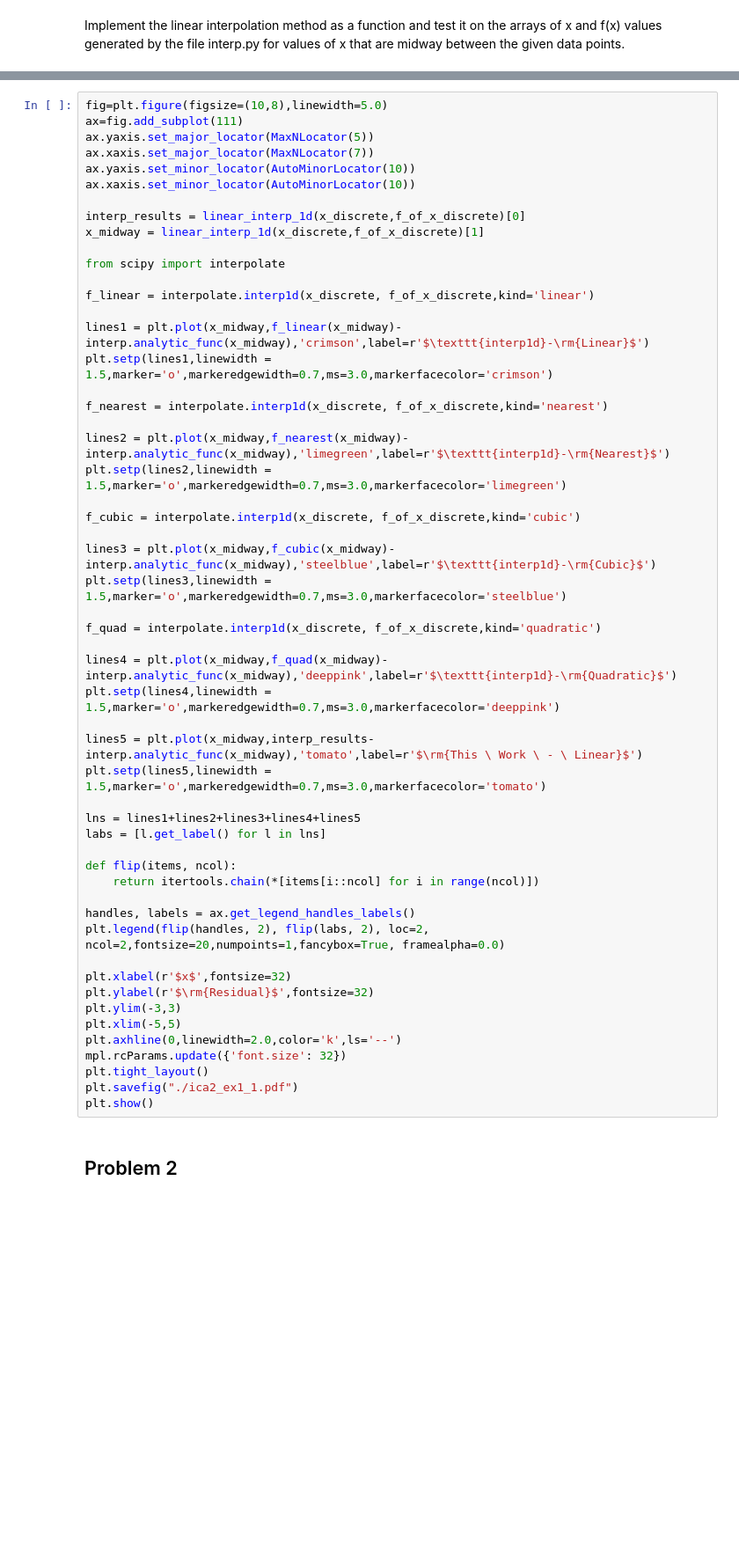
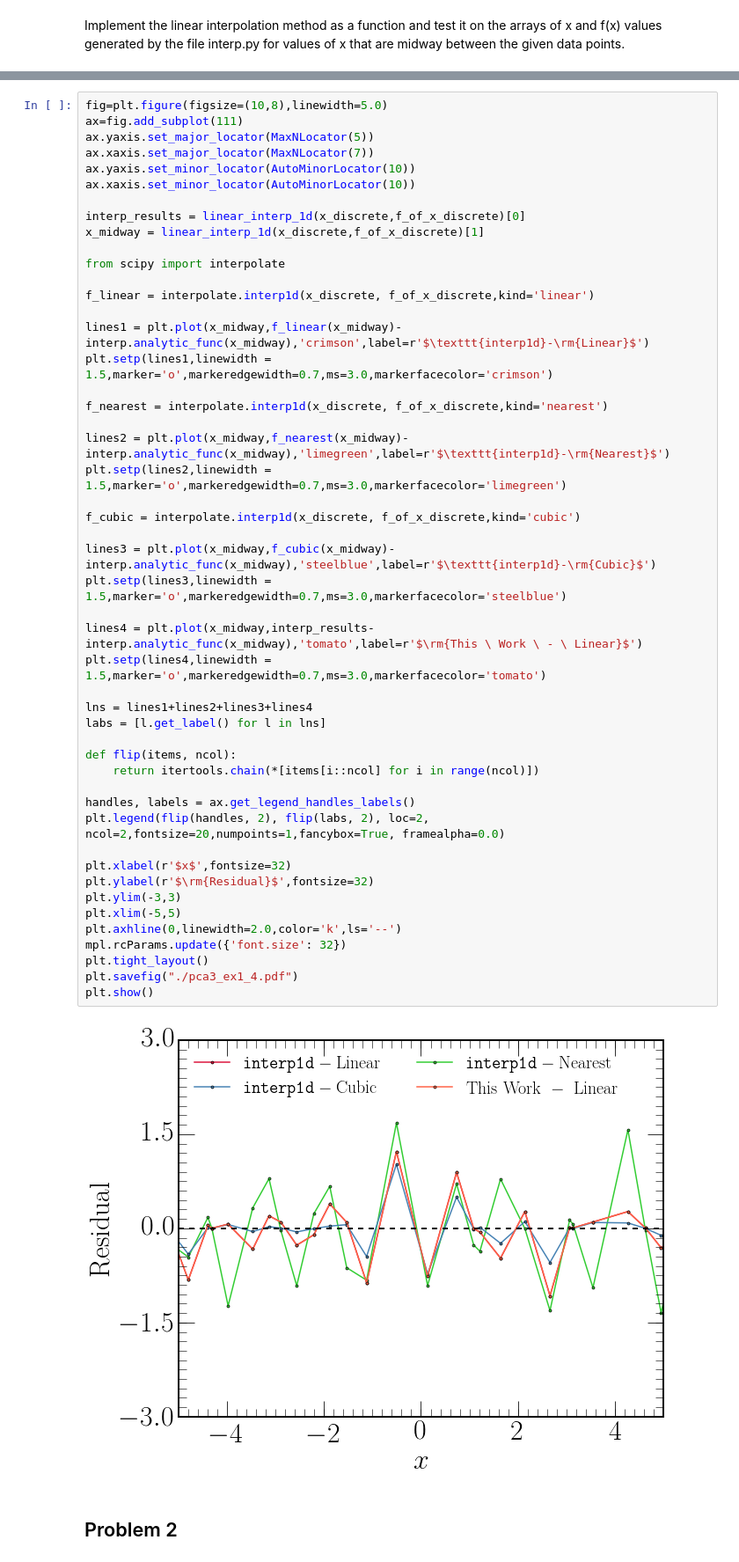
Before and after one commit to MSUComputationalAstrophysics/day3-in-class-assignment-carlnotsagan, a Jupyter notebook: ica2.ipynb, the cells around one changed output, grey strips where cells are left out. Shown at 88% size. Saved outputs shown, nothing was run; the diff lists cells and outputs as text; blank space fills up the shorter version.

```diff
--- a/ica2.ipynb
+++ b/ica2.ipynb
@@ -220,42 +224,39 @@ f_linear = interpolate.interp1d(x_discrete, f_of_x_discrete,kind='linear')
 lines1 = plt.plot(x_midway,f_linear(x_midway)-interp.analytic_func(x_midway),'crimson',label=r'$\texttt{interp1d}-\rm{Linear}$')
 plt.setp(lines1,linewidth = 1.5,marker='o',markeredgewidth=0.7,ms=3.0,markerfacecolor='crimson')
 
 f_nearest = interpolate.interp1d(x_discrete, f_of_x_discrete,kind='nearest')
 
 lines2 = plt.plot(x_midway,f_nearest(x_midway)-interp.analytic_func(x_midway),'limegreen',label=r'$\texttt{interp1d}-\rm{Nearest}$')
 plt.setp(lines2,linewidth = 1.5,marker='o',markeredgewidth=0.7,ms=3.0,markerfacecolor='limegreen')
 
 f_cubic = interpolate.interp1d(x_discrete, f_of_x_discrete,kind='cubic')
 
 lines3 = plt.plot(x_midway,f_cubic(x_midway)-interp.analytic_func(x_midway),'steelblue',label=r'$\texttt{interp1d}-\rm{Cubic}$')
 plt.setp(lines3,linewidth = 1.5,marker='o',markeredgewidth=0.7,ms=3.0,markerfacecolor='steelblue')
 
-f_quad = interpolate.interp1d(x_discrete, f_of_x_discrete,kind='quadratic')
+lines4 = plt.plot(x_midway,interp_results-interp.analytic_func(x_midway),'tomato',label=r'$\rm{This \ Work \ - \ Linear}$')
+plt.setp(lines4,linewidth = 1.5,marker='o',markeredgewidth=0.7,ms=3.0,markerfacecolor='tomato')
 
-lines4 = plt.plot(x_midway,f_quad(x_midway)-interp.analytic_func(x_midway),'deeppink',label=r'$\texttt{interp1d}-\rm{Quadratic}$')
-plt.setp(lines4,linewidth = 1.5,marker='o',markeredgewidth=0.7,ms=3.0,markerfacecolor='deeppink')
-
-lines5 = plt.plot(x_midway,interp_results-interp.analytic_func(x_midway),'tomato',label=r'$\rm{This \ Work \ - \ Linear}$')
-plt.setp(lines5,linewidth = 1.5,marker='o',markeredgewidth=0.7,ms=3.0,markerfacecolor='tomato')
-
-lns = lines1+lines2+lines3+lines4+lines5
+lns = lines1+lines2+lines3+lines4
 labs = [l.get_label() for l in lns]
 
 def flip(items, ncol):
     return itertools.chain(*[items[i::ncol] for i in range(ncol)])
 
 handles, labels = ax.get_legend_handles_labels()
 plt.legend(flip(handles, 2), flip(labs, 2), loc=2, ncol=2,fontsize=20,numpoints=1,fancybox=True, framealpha=0.0)
 
 plt.xlabel(r'$x$',fontsize=32)
 plt.ylabel(r'$\rm{Residual}$',fontsize=32)
 plt.ylim(-3,3)
 plt.xlim(-5,5)
 plt.axhline(0,linewidth=2.0,color='k',ls='--')
 mpl.rcParams.update({'font.size': 32})
 plt.tight_layout()
-plt.savefig("./ica2_ex1_1.pdf")
+plt.savefig("./pca3_ex1_4.pdf")
 plt.show()
+# %% [output]
+[figure, added]
 # %% [markdown]
 ## Problem 2
 # %% [markdown]
```
Also changed, not shown: parts of 6 cells of this notebook, 2 other files.
